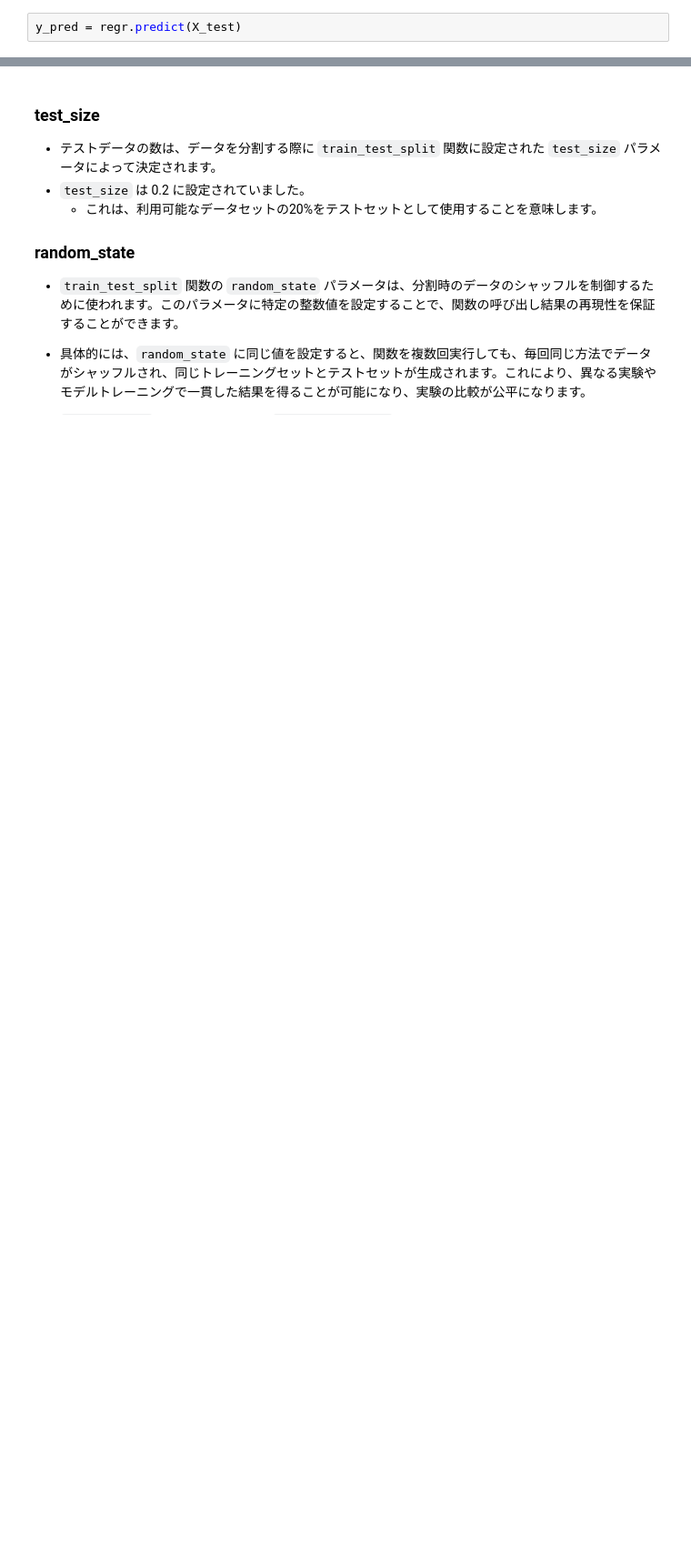
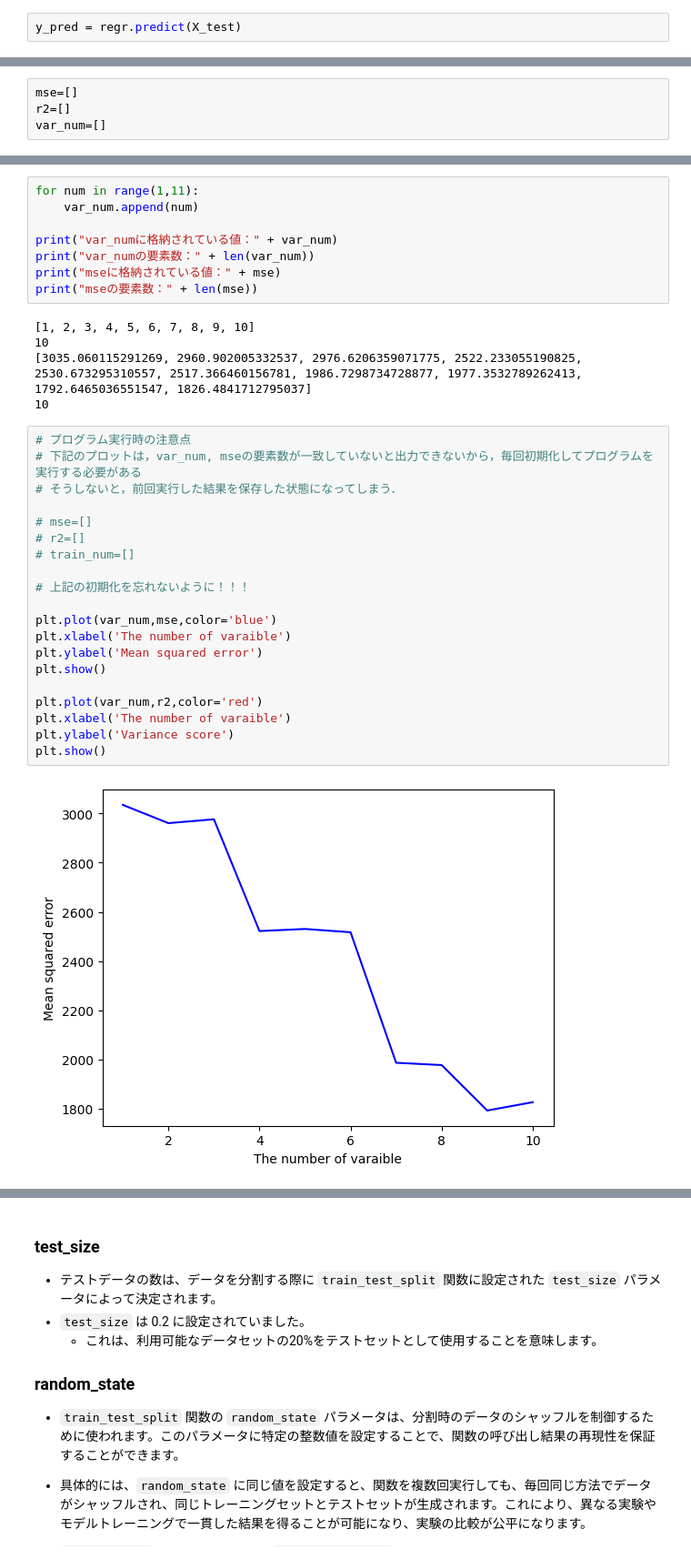
Before and after one commit to soso0024/python-ARTIN, a Jupyter notebook: HomeWork/DatasetsForRegression.ipynb, the cells around one changed output, grey strips where cells are left out. Shown at 91% size. Drawn from its saved outputs; the diff is of its cells as text; blank space fills up the shorter version.

```diff
--- a/HomeWork/DatasetsForRegression.ipynb
+++ b/HomeWork/DatasetsForRegression.ipynb
@@ -162,0 +201,4 @@ plt.show()
+# %%
+mse=[]
+r2=[]
+var_num=[]
@@ -162,0 +230,35 @@ plt.show()
+# %%
+for num in range(1,11):
+    var_num.append(num)
+
+print("var_numに格納されている値：" + var_num)
+print("var_numの要素数：" + len(var_num))
+print("mseに格納されている値：" + mse)
+print("mseの要素数：" + len(mse))
+# %% [output]
+[1, 2, 3, 4, 5, 6, 7, 8, 9, 10]
+10
+[3035.060115291269, 2960.902005332537, 2976.6206359071775, 2522.233055190825, 2530.673295310557, 2517.366460156781, 1986.7298734728877, 1977.3532789262413, 1792.6465036551547, 1826.4841712795037]
+10
+# %%
+# プログラム実行時の注意点
+# 下記のプロットは，var_num, mseの要素数が一致していないと出力できないから，毎回初期化してプログラムを実行する必要がある
+# そうしないと，前回実行した結果を保存した状態になってしまう．
+
+# mse=[]
+# r2=[]
+# train_num=[]
+
+# 上記の初期化を忘れないように！！！
+
+plt.plot(var_num,mse,color='blue')
+plt.xlabel('The number of varaible')
+plt.ylabel('Mean squared error')
+plt.show()
+
+plt.plot(var_num,r2,color='red')
+plt.xlabel('The number of varaible')
+plt.ylabel('Variance score')
+plt.show()
+# %% [output]
+[figure, added]
```
Also changed, not shown: parts of 22 cells of this notebook, 1 other file.
